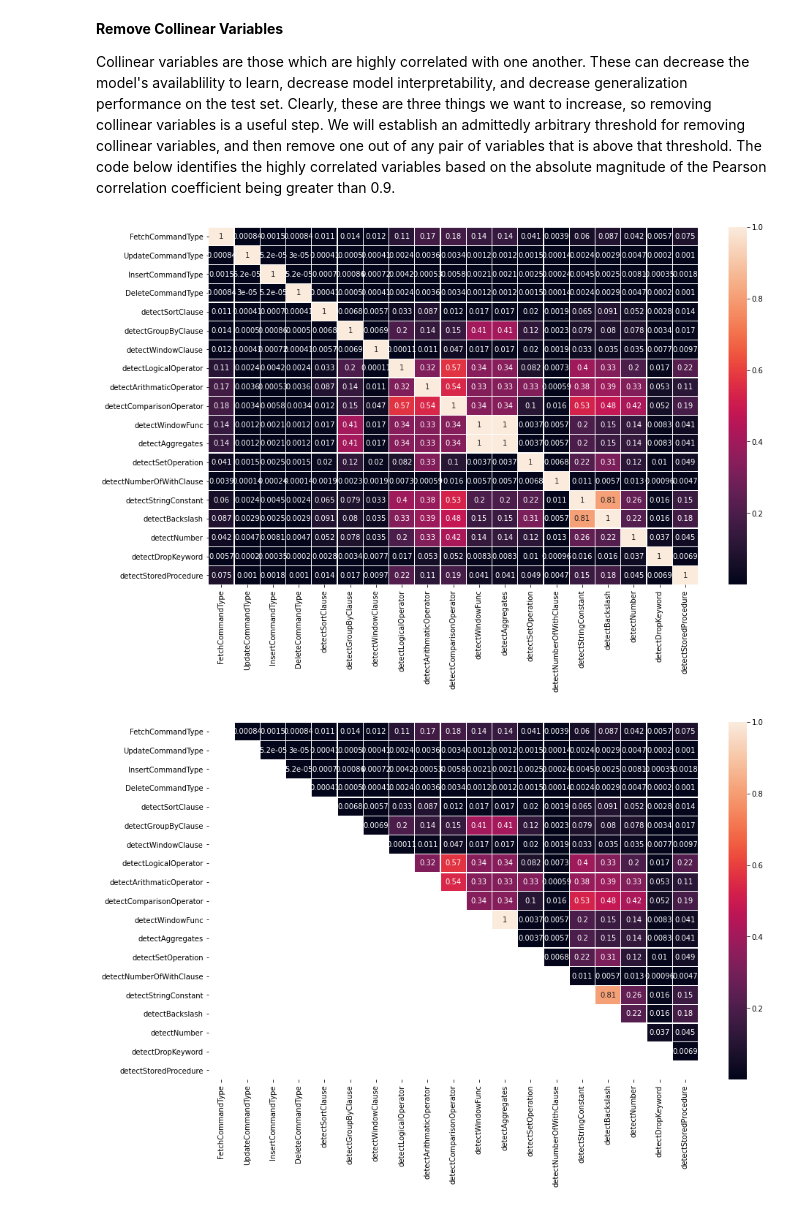
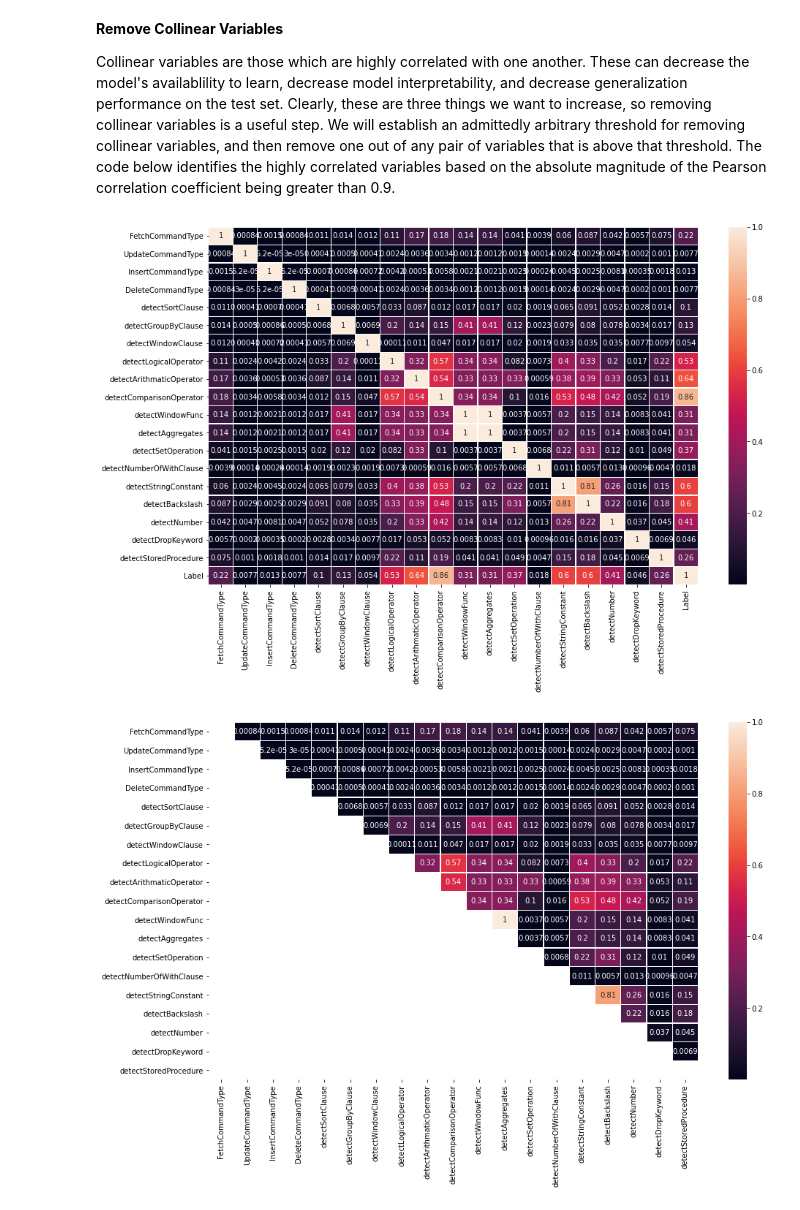
Before and after one commit to Sajid576/data-mining-techniques-to-detect-sql-nosql-injection-attack, a Jupyter notebook: sql_data_analysis.ipynb, the cells around one changed output. Cells and saved outputs as stored; diff of their text form; code cells hidden in the pictures.

```diff
--- a/sql_data_analysis.ipynb
+++ b/sql_data_analysis.ipynb
@@ -1019,0 +1025,6 @@ X
+# %%
+plt.rcParams.update({'figure.figsize': (12.0, 8.0)})
+plt.rcParams.update({'font.size': 14})
+
+rf = RandomForestClassifier(n_estimators=100)
+rf.fit(X, Y)
@@ -1068,3 +1105,5 @@ X.head()
 column_names=[]
 for col in X.columns:
     column_names.append(col)
+column_names.append('Label')
+column_names
@@ -1108,16 +1146,16 @@ The code below identifies the highly correlated variables based on the absolute
 # %%
 # Threshold for removing correlated variables
 threshold = 0.9
 
 # Absolute value correlation matrix
-corr_matrix = X.corr(method ='pearson').abs()
+corr_matrix = feature_table[column_names].corr(method ='pearson').abs()
 
 # plot the absolute values in the heatmap
 fig, ax = plt.subplots(figsize=(15, 9))
 sns.heatmap(corr_matrix,annot=True,linewidth=0.3)
 plt.show()
 # %% [output]
-[figure, old version]
+[figure, new version]
 # %%
 # Upper triangle of correlations
 upper = corr_matrix.where(np.triu(np.ones(corr_matrix.shape), k=1).astype(np.bool))
```
Also changed, not shown: parts of 20 cells of this notebook.
